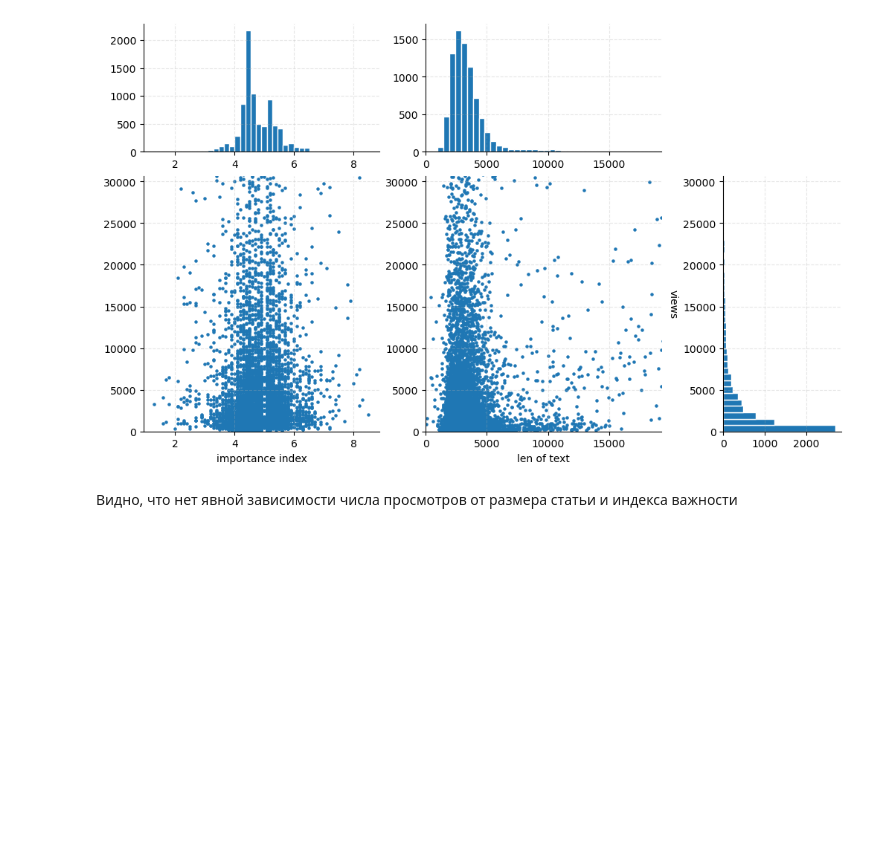
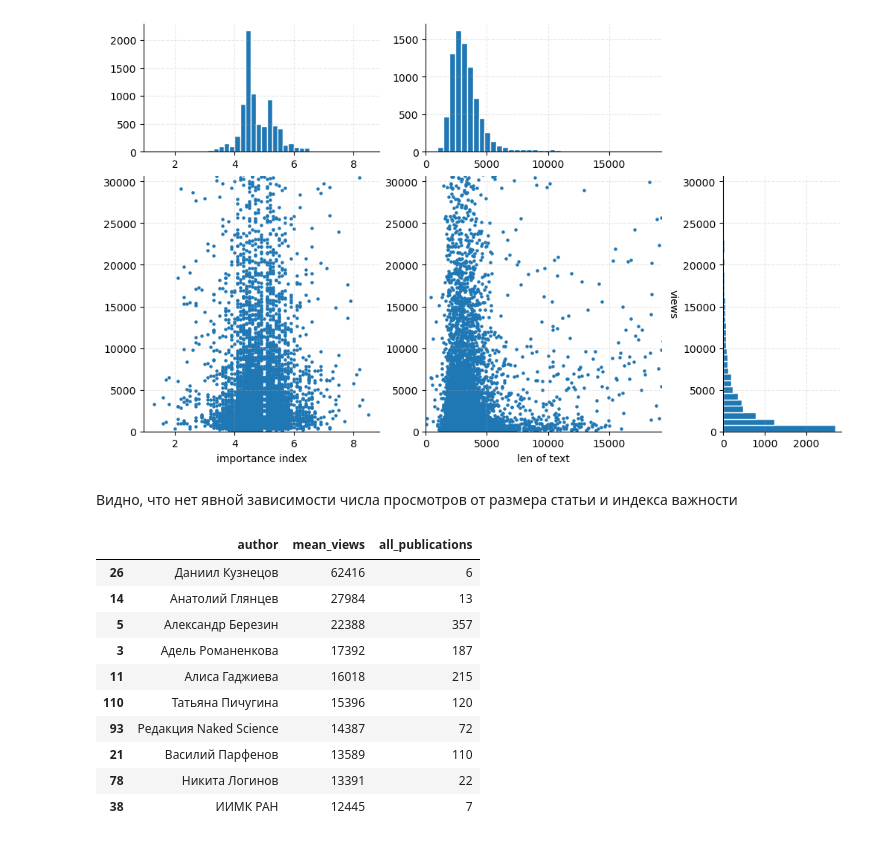
Before and after one commit to VladShajdulin/OTUS, a Jupyter notebook: home_work_1.ipynb, the cells around one changed output. Cells and saved outputs as stored; diff of their text form; code cells hidden in the pictures; blank space fills up the shorter version.

```diff
--- a/home_work_1.ipynb
+++ b/home_work_1.ipynb
@@ -340,3 +341,26 @@ plt.show()
 [figure]
 # %% [markdown]
 Видно, что нет явной зависимости числа просмотров от размера статьи и индекса важности
+# %%
+def groupped_stat(data, to_group, min_freq=0):
+    df_gr = data.groupby(to_group, as_index=False).agg({'views': 'mean', 'title': 'count'})
+    df_gr.columns = [to_group, 'mean_views', 'all_publications']
+    df_gr['mean_views'] = df_gr['mean_views'].astype(int)
+
+    return df_gr[df_gr['all_publications'] > min_freq] # Установим минимальную частоту, чтобы исключить уникальные статьи с большим числом просмотров
+# %%
+auth_popularity = groupped_stat(original_df, 'author', min_freq=5)
+auth_popularity.sort_values(by='mean_views', inplace=True, ascending=False)
+auth_popularity.head(10)
+# %% [output]
+|  | author | mean_views | all_publications |
+| 26 | Даниил Кузнецов | 62416 | 6 |
+| 14 | Анатолий Глянцев | 27984 | 13 |
+| 5 | Александр Березин | 22388 | 357 |
+| 3 | Адель Романенкова | 17392 | 187 |
+| 11 | Алиса Гаджиева | 16018 | 215 |
+| 110 | Татьяна Пичугина | 15396 | 120 |
+| 93 | Редакция Naked Science | 14387 | 72 |
+| 21 | Василий Парфенов | 13589 | 110 |
+| 78 | Никита Логинов | 13391 | 22 |
+| 38 | ИИМК РАН | 12445 | 7 |
```
Also changed, not shown: parts of 7 cells of this notebook.
